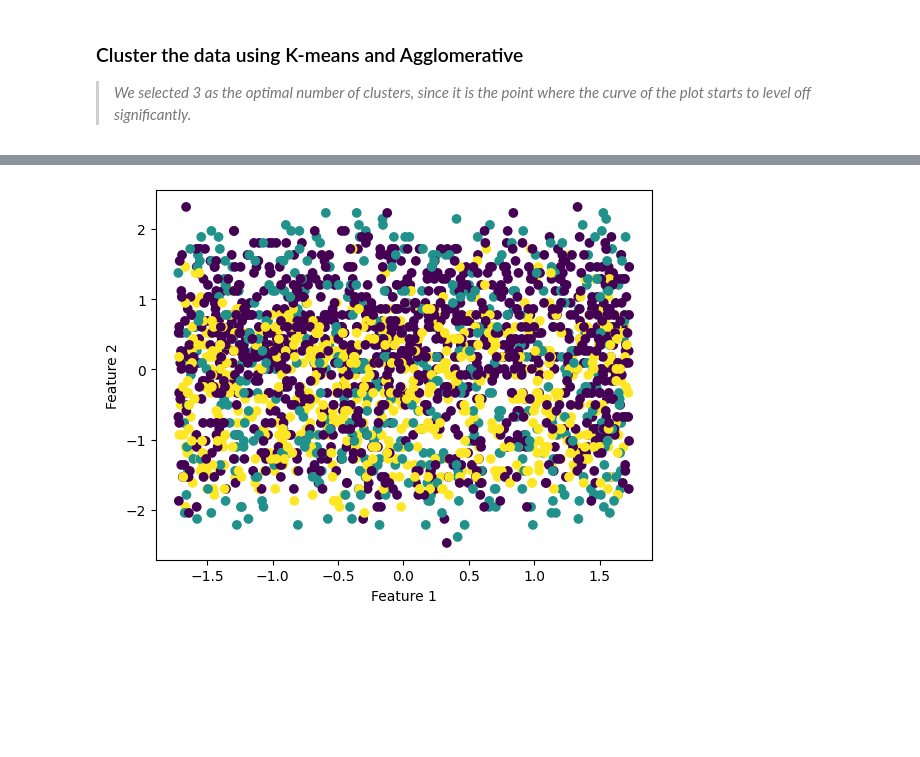
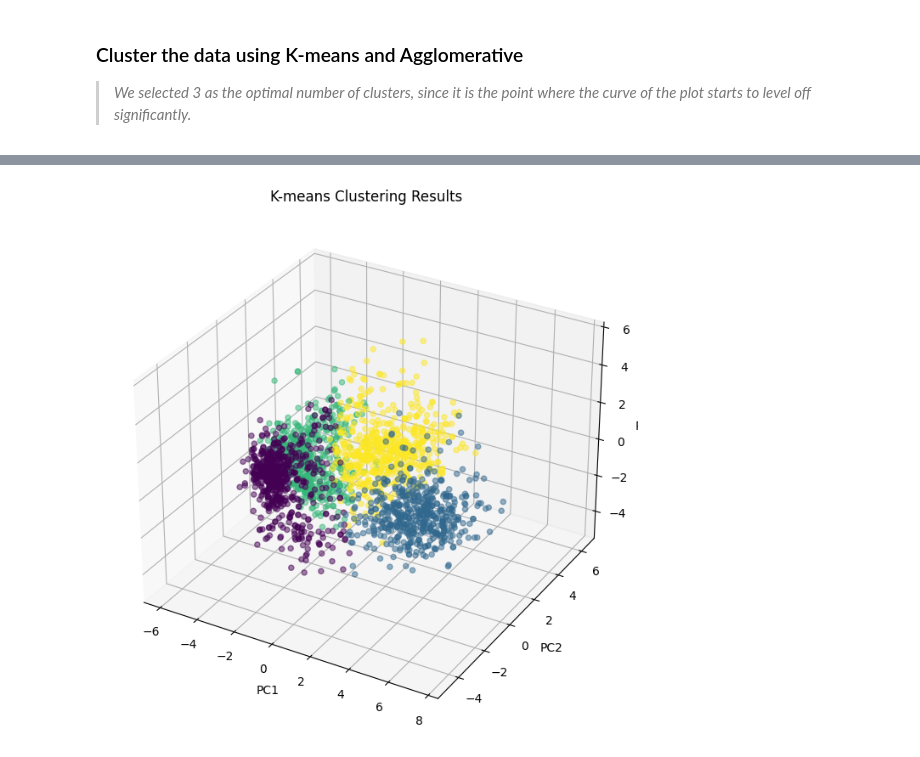
Before and after one commit to kostasalex/Customer-Personality-Analysis, a Jupyter notebook: Data_Mining_hw1.ipynb, the cells around one changed output, grey strips where cells are left out. Saved outputs shown, nothing was run; the diff lists cells and outputs as text; code cells hidden in the pictures; blank space fills up the shorter version.

```diff
--- a/Data_Mining_hw1.ipynb
+++ b/Data_Mining_hw1.ipynb
@@ -635,11 +672,19 @@ plt.show()
-# %%
-# Agglomerative clustering
-agglo = AgglomerativeClustering(n_clusters=3)
-labels = agglo.fit_predict(df_num)
-
-plt.scatter(df_num.iloc[:, 0], df_num.iloc[:, 1], c=labels)
-plt.xlabel('Feature 1')
-plt.ylabel('Feature 2')
-plt.show()
-# %% [output]
-[figure, removed]
+# %%
+# Define the color map, to use it for both K-means and Agglomerative clustering
+cmap = plt.cm.get_cmap('Set1')
+
+# K-means clustering
+kmeans = KMeans(n_clusters=4, random_state=0, n_init=10)
+labels = kmeans.fit_predict(df_num)
+
+# 3D scatter plot
+fig = plt.figure(figsize=(10, 8))
+ax = fig.add_subplot(111, projection='3d')
+ax.scatter(df_pca[:, 0], df_pca[:, 1], df_pca[:, 2], c=labels, cmap='viridis', alpha=0.5)
+ax.set_xlabel('PC1')
+ax.set_ylabel('PC2')
+ax.set_zlabel('PC3')
+ax.set_title('K-means Clustering Results')
+plt.show()
+# %% [output]
+[figure, added]
```
Also changed, not shown: parts of 16 cells of this notebook.
